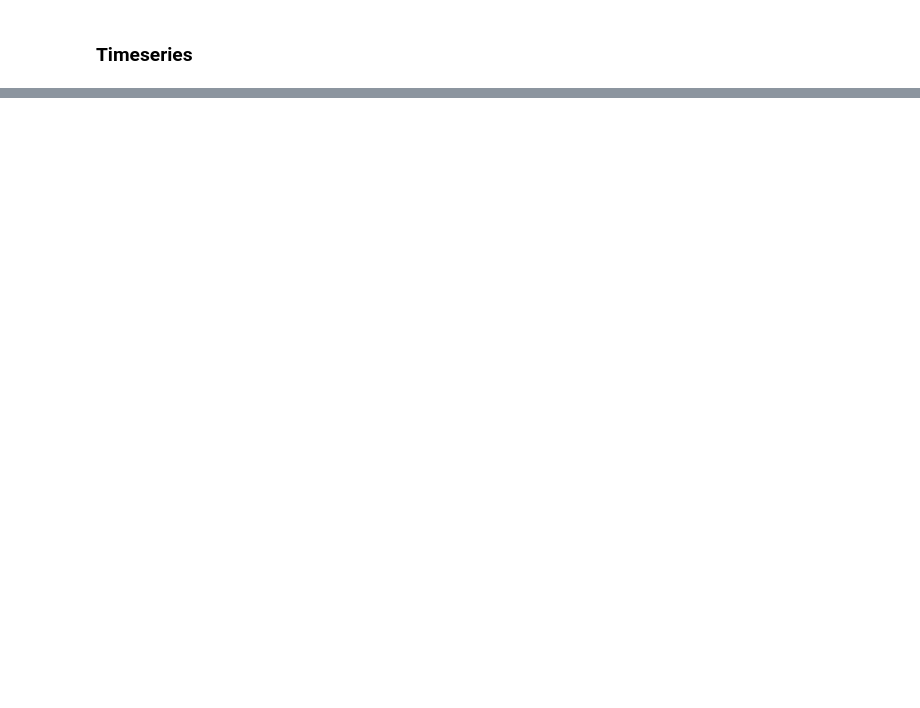
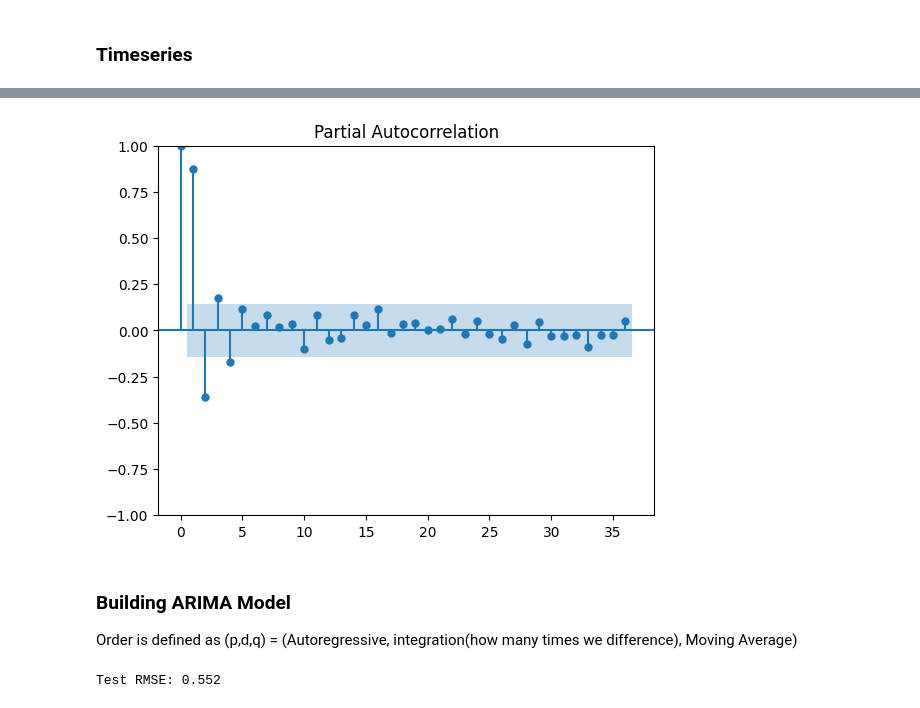
Before and after one commit to pinstripezebra/Air-Polution-Forecasting, a Jupyter notebook: aggregate_analysis.ipynb, the cells around one changed output, grey strips where cells are left out. Cells and saved outputs as stored; diff of their text form; code cells hidden in the pictures; blank space fills up the shorter version.

```diff
--- a/aggregate_analysis.ipynb
+++ b/aggregate_analysis.ipynb
@@ -38,0 +108,9 @@ timeseries_plot.show()
+# %%
+plot_pacf(univariate_df['Value'], lags=36)
+pyplot.show()
+# %% [output]
+[figure, added]
+# %% [markdown]
+### Building ARIMA Model
+
+Order is defined as (p,d,q) = (Autoregressive, integration(how many times we difference), Moving Average)
@@ -38,0 +137,6 @@ timeseries_plot.show()
+# %%
+# evaluate forecasts
+rmse = mean_absolute_error(univariate_df['Value'][-len(predictions):], predictions)
+print('Test RMSE: %.3f' % rmse)
+# %% [output]
+Test RMSE: 0.552
```
Also changed, not shown: parts of 16 cells of this notebook, 1 other file.
